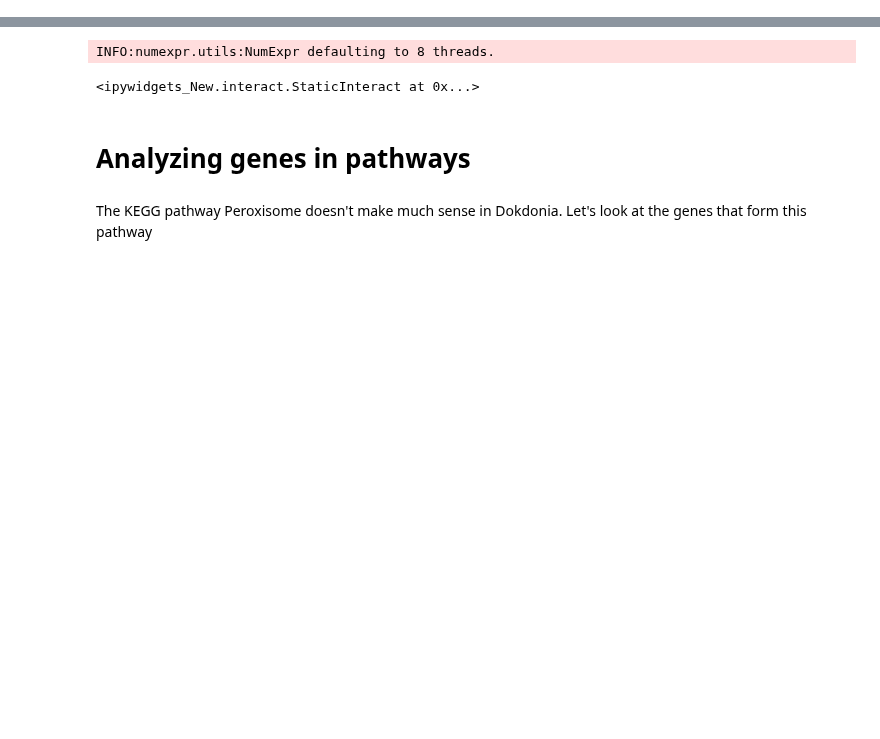
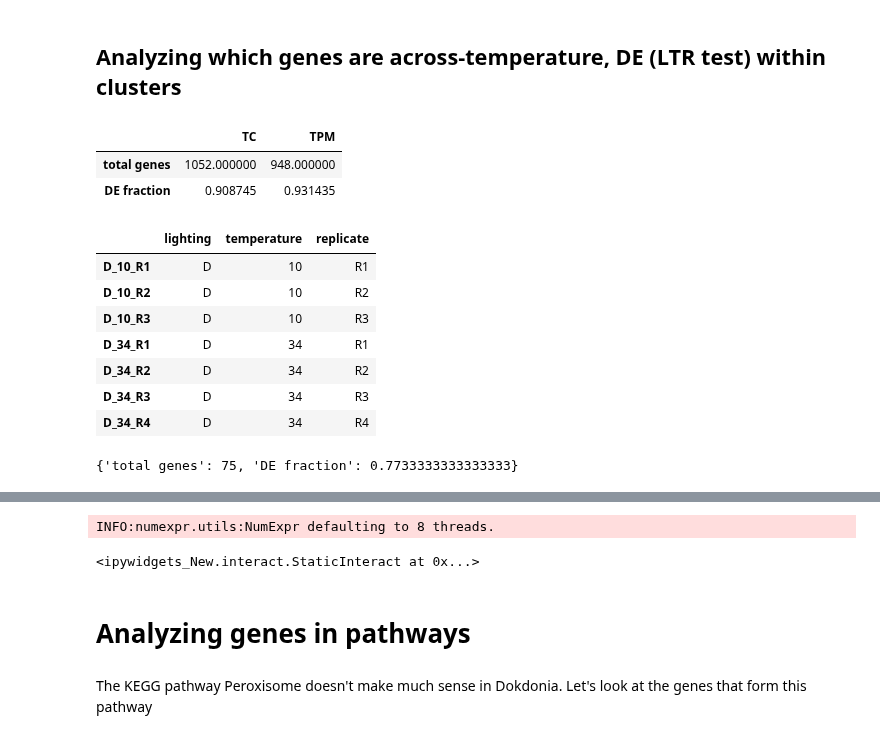
Before and after one commit to Robaina/Dokdonia, a Jupyter notebook: Clean_Dokdonia.ipynb, the cells around one changed output, grey strips where cells are left out. Drawn from its saved outputs; the diff is of its cells as text; code cells hidden in the pictures; blank space fills up the shorter version.

```diff
--- a/Clean_Dokdonia.ipynb
+++ b/Clean_Dokdonia.ipynb
@@ -33,3 +64,18 @@ for data_type, res_id in zip(data_types, res_ids):
     p_Data_paths[data_type] = {'KEGG': p_KEGG_paths, 'PATRIC': p_PATRIC_paths}
     cluster_data[data_type] = c_data
     clusters[data_type] = clusts
+# %% [markdown]
+## Analyzing which genes are across-temperature, DE (LTR test) within clusters
+# %%
+cluster_stats = {}
+for data_type in data_types:
+    total_genes_in_clusters = [g for cluster in clusters[data_type].values() for g in cluster]
+    DE_genes_in_clusters = np.intersect1d(DE_results['all'].index, total_genes_in_clusters)
+    cluster_stats[data_type] = {'total genes': len(total_genes_in_clusters),
+                               'DE fraction': len(DE_genes_in_clusters)/len(total_genes_in_clusters)}
+
+pd.DataFrame(cluster_stats)
+# %% [output]
+|  | TC | TPM |
+| total genes | 1052.000000 | 948.000000 |
+| DE fraction | 0.908745 | 0.931435 |
@@ -35,0 +91,15 @@ for data_type, res_id in zip(data_types, res_ids):
+# %%
+Dc.getMetaMatrix(counts_T)
+# %% [output]
+|  | lighting | temperature | replicate |
+| D_10_R1 | D | 10 | R1 |
+| D_10_R2 | D | 10 | R2 |
+| D_10_R3 | D | 10 | R3 |
+| D_34_R1 | D | 34 | R1 |
+| D_34_R2 | D | 34 | R2 |
+| D_34_R3 | D | 34 | R3 |
+| D_34_R4 | D | 34 | R4 |
+# %%
+cluster_stats['TC']['C6']
+# %% [output]
+{'total genes': 75, 'DE fraction': 0.7733333333333333}
```
Also changed, not shown: parts of 10 cells of this notebook, 2 other files.
